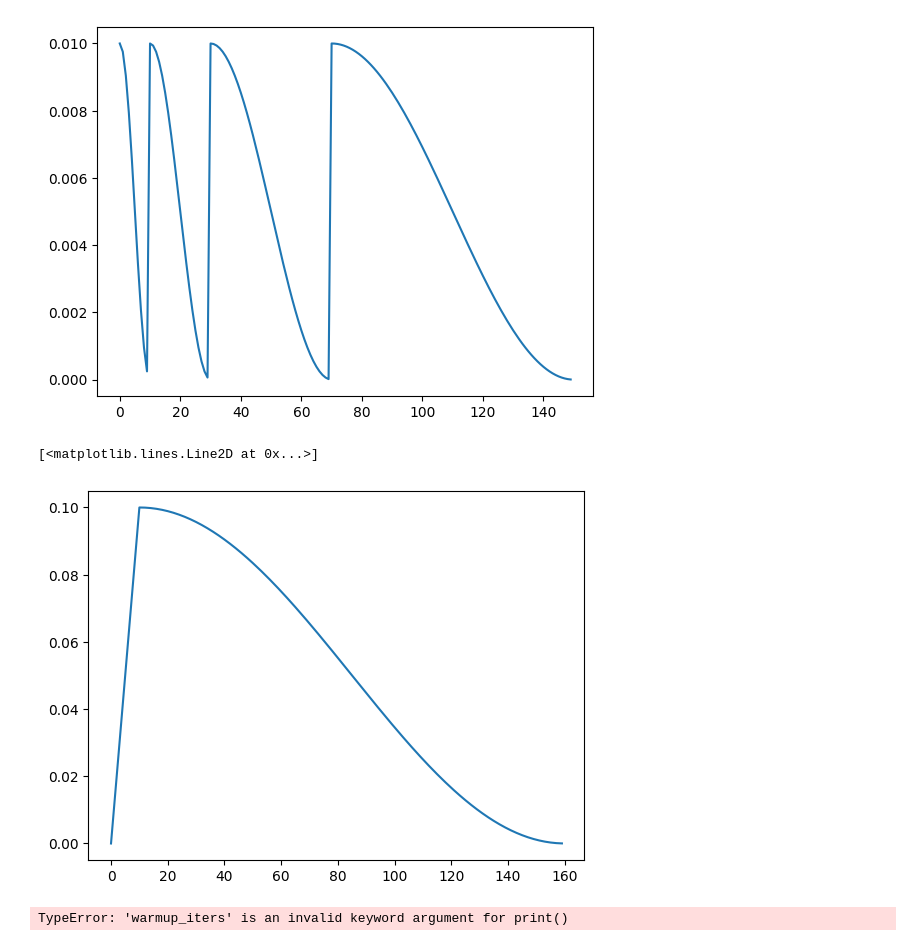
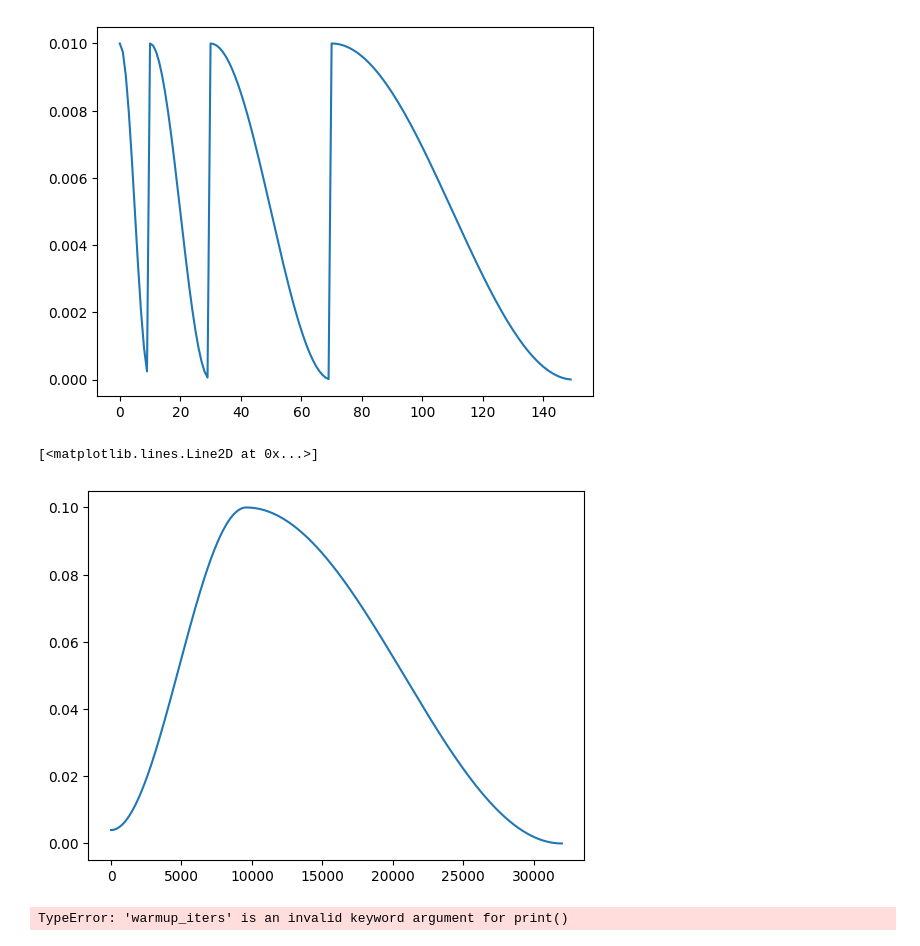
Before and after one commit to fengpings/Two-branch-Document-Recapture, a Jupyter notebook: data/test.ipynb, the cells around one changed output. Drawn from its saved outputs; the diff is of its cells as text; code cells hidden in the pictures.

```diff
--- a/data/test.ipynb
+++ b/data/test.ipynb
@@ -352,7 +352,10 @@ import torch
 from torchvision.models import resnet18
 from utils.schedulers import CosineAnnealingWarmupLR
 import utils
-from config import opt
+import numpy as np
+import torch.optim as optim
+from config import cfg
+import matplotlib.pyplot as plt
 
 model = resnet18(weights=None)	# 加载模型
 optimizer = torch.optim.SGD(params=model.parameters(), lr=0.1)	# base_lr = 0.1
@@ -365,37 +368,39 @@ lr_max = 0.1	# 最大值
 lr_min = 1e-5	# 最小值
 
 # 为param_groups[0] (即model.layer2) 设置学习率调整规则 - Warm up + Cosine Anneal, lr_lambda计算的是 lr 的乘法因子
 # lambda0 = lambda cur_iter: (cur_iter / warm_up_iter) if  cur_iter < warm_up_iter else \
 #     ((lr_min +
 #       0.5*(lr_max-lr_min)
 #       *(1.0+math.cos( (cur_iter-warm_up_iter)
 #                       /(T_max)*math.pi)))/0.1)
 
 # LambdaLR
 # scheduler = torch.optim.lr_scheduler.LambdaLR(optimizer, lr_lambda=[lambda0])
-scheduler = getattr(utils.schedulers, 'CosineAnnealingWarmupLR')(optimizer, **opt.CosineAnnealingWarmupLR)
+# scheduler = getattr(utils.schedulers, 'CosineAnnealingWarmupLR')(optimizer, **opt.CosineAnnealingWarmupLR)
+scheduler = getattr(optim.lr_scheduler, 'OneCycleLR')(optimizer, **cfg.OneCycleLR)
 # print(utils.schedulers.__dict__)
 
 lr = []
 for epoch in range(160):
     for batch in range(iters):
         optimizer.step()
-    lr.append(scheduler.get_lr()[0])
-    scheduler.step()
+        lr.append(scheduler.get_lr()[0])
+        lr.append(list(optimizer.param_groups)[0]['lr'])
+        scheduler.step()
 
 
 # for epoch in range(max_epoch):
 #     for batch in range(iters):
 #         optimizer.step()
 #
 #
 #         lr.append(scheduler.get_lr()[0])
 #         scheduler.step() # 注意 每个epoch 结束， 更新learning rate
 
 plt.plot(np.arange(len(lr)), lr)
 # %% [output]
 [<matplotlib.lines.Line2D at 0x...>]
-[figure, old version]
+[figure, new version]
 # %%
 # %% [output]
 TypeError: 'warmup_iters' is an invalid keyword argument for print()
```
Also changed, not shown: 8 other files.
